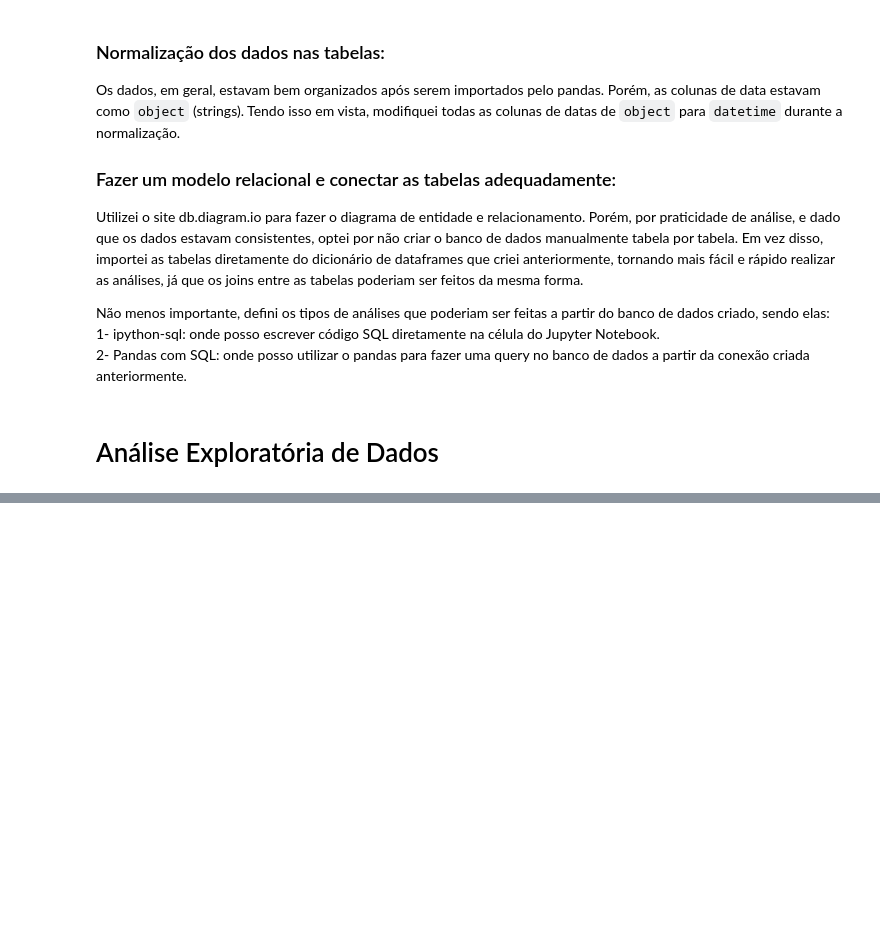
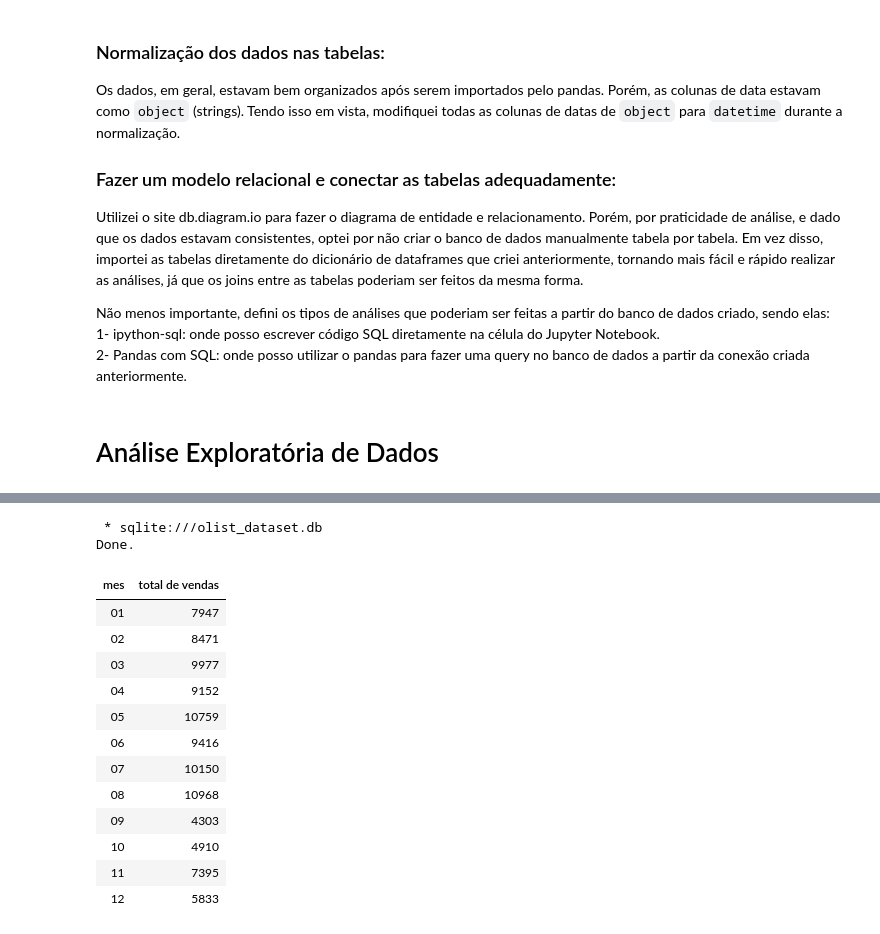
Before and after one commit to zVitor-Emanuel/Olist_Data_Analysis, a Jupyter notebook: case.ipynb, the cells around one changed output, grey strips where cells are left out. Cells and saved outputs as stored; diff of their text form; code cells hidden in the pictures; blank space fills up the shorter version.

```diff
--- a/case.ipynb
+++ b/case.ipynb
@@ -613,0 +625,23 @@ Não menos importante, defini os tipos de análises que poderiam ser feitas a pa
+# %%
+%%sql
+SELECT
+    strftime('%m', order_approved_at) as mes,
+    count(*) as "total de vendas"
+FROM olist_orders_dataset
+GROUP BY mes
+# %% [output]
+ * sqlite:///olist_dataset.db
+Done.
+| mes | total de vendas |
+| 01 | 7947 |
+| 02 | 8471 |
+| 03 | 9977 |
+| 04 | 9152 |
+| 05 | 10759 |
+| 06 | 9416 |
+| 07 | 10150 |
+| 08 | 10968 |
+| 09 | 4303 |
+| 10 | 4910 |
+| 11 | 7395 |
+| 12 | 5833 |
```
Also changed, not shown: parts of 16 cells of this notebook, 1 other file.
